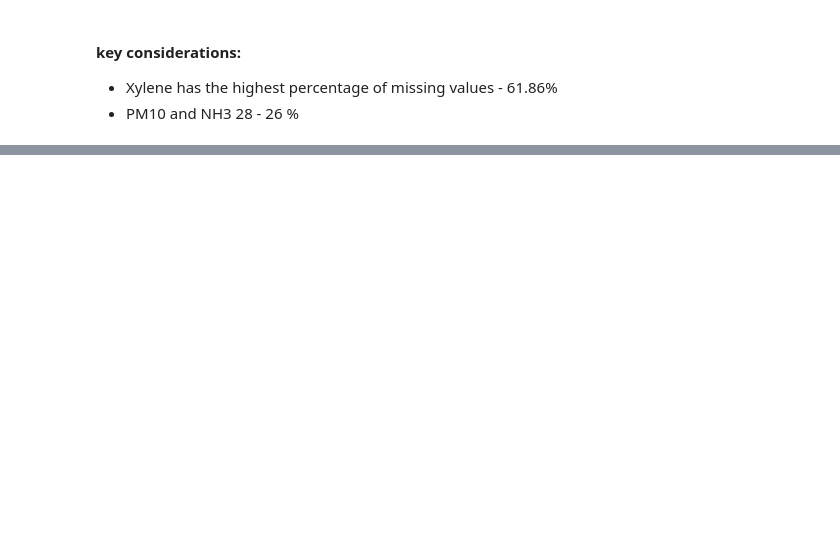
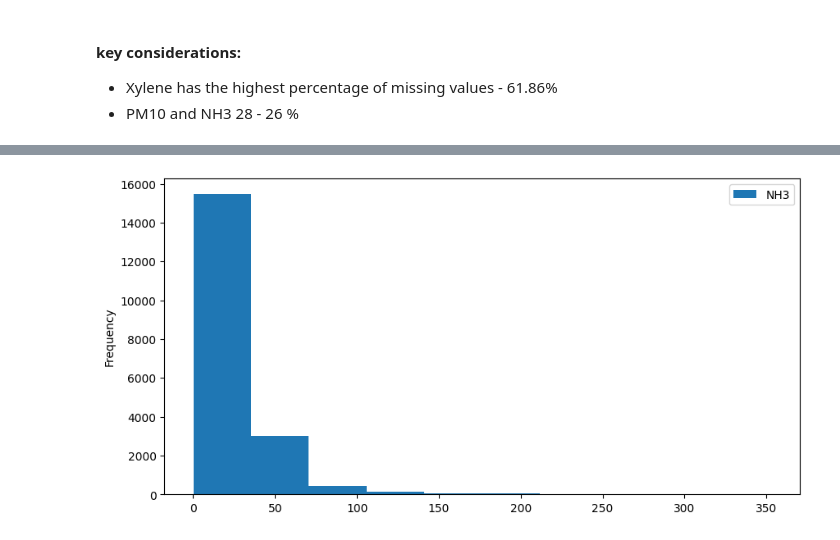
Before and after one commit to Srividya-dayyala/Air-Quality-Index-Prediction-Model-AICTE, a Jupyter notebook: AQI Prediction Model-checkpoint.ipynb, the cells around one changed output, grey strips where cells are left out. Saved outputs shown, nothing was run; the diff lists cells and outputs as text; code cells hidden in the pictures; blank space fills up the shorter version.

```diff
--- a/AQI Prediction Model-checkpoint.ipynb
+++ b/AQI Prediction Model-checkpoint.ipynb
@@ -178,0 +136,6 @@ dtype: float64
+# %%
+df['NH3'].plot(kind = 'hist', figsize=(10,5))
+plt.legend()
+plt.show()
+# %% [output]
+[figure, added]
```
Also changed, not shown: parts of 46 cells of this notebook.
